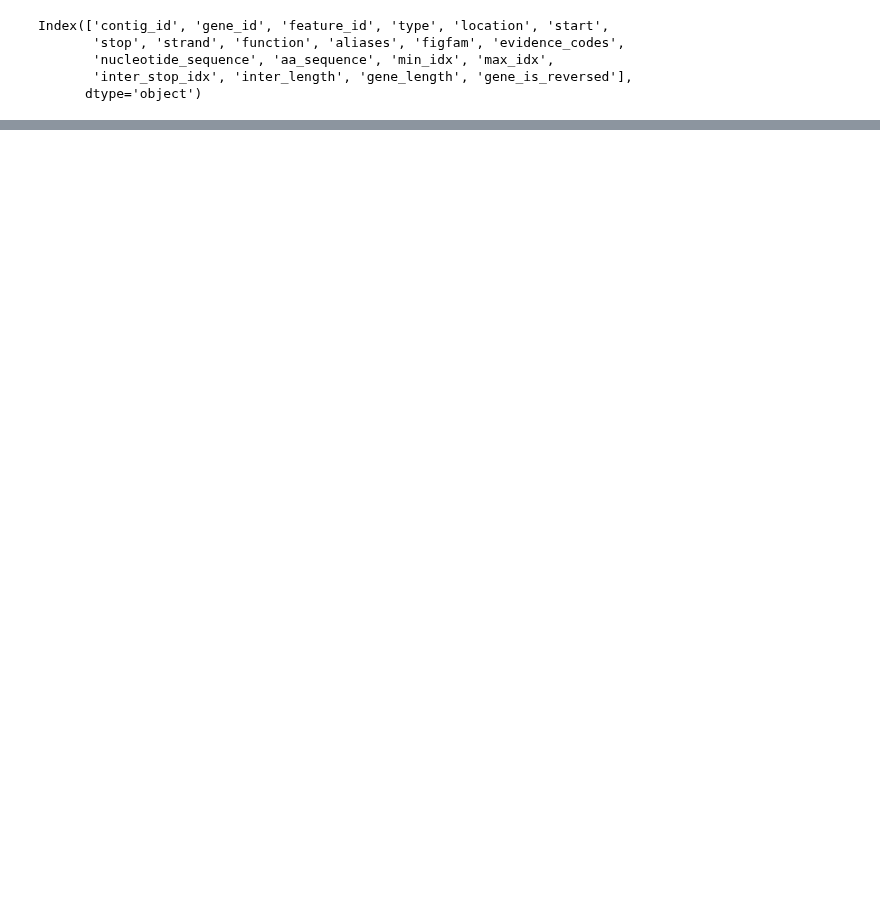
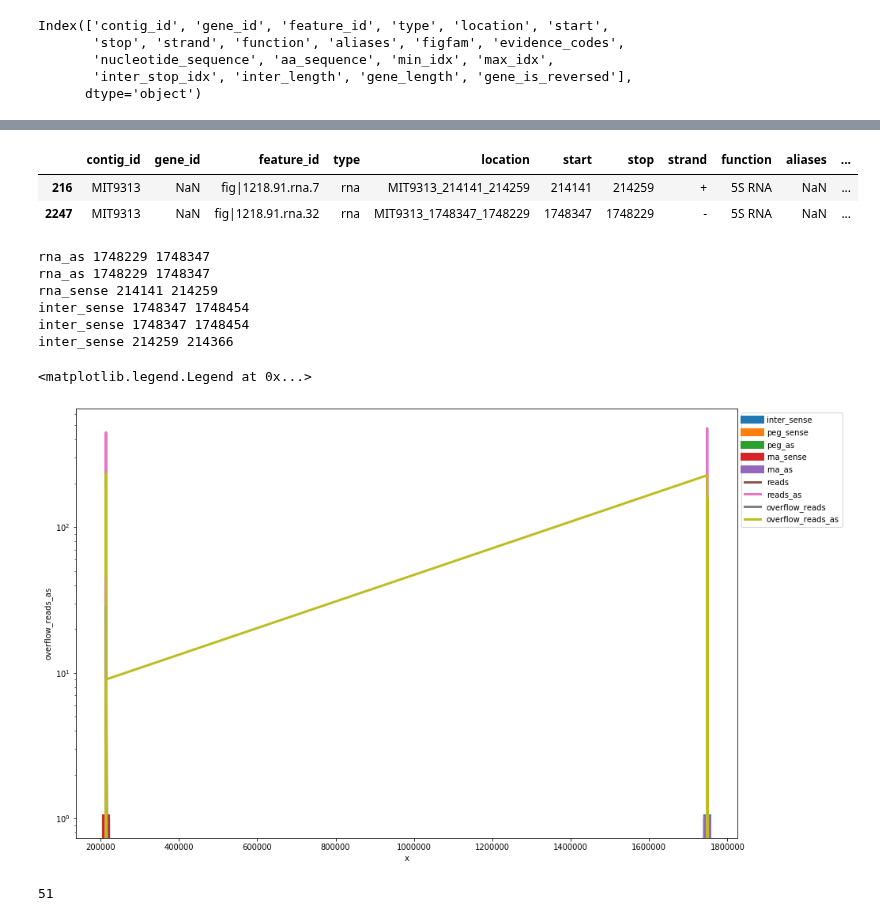
Before and after one commit to wosnat/sep, a Jupyter notebook: snqseq mapping 9313.ipynb, the cells around one changed output, grey strips where cells are left out. Saved outputs shown, nothing was run; the diff lists cells and outputs as text; code cells hidden in the pictures; blank space fills up the shorter version.

```diff
--- a/snqseq mapping 9313.ipynb
+++ b/snqseq mapping 9313.ipynb
@@ -170,4 +107,0 @@ cover_df.rename(columns={'level_3': 'location'}, inplace=True)
-# %%
-for c in ['gene_inter', 'peg_sense', 'peg_as', 'rna_sense', 'rna_as', 'reads',
-       'reads_as']:
-    cover_df.loc[:,c] = pd.to_numeric(cover_df[c])
@@ -208,7 +107,0 @@ dtype: object
-# %%
-df = cover_df.head(20000)
-for c in ['reads',
-       'reads_as', 'gene_inter', 'peg_sense',
-          'peg_as', 'rna_sense', 'rna_as', ]:
-    sns.lineplot(x=df['location'], y=df[c], label=c)
-plt.yscale('log')
@@ -402,0 +128,34 @@ df.nlargest(columns='reads', n=5)
+# %%
+small_ann_df = ann_df.loc[ann_df.function == '5S RNA']
+# %%
+small_ann_df
+# %% [output]
+|  | contig_id | gene_id | feature_id | type | location | start | stop | strand | function | aliases | ... |
+| 216 | MIT9313 | NaN | fig|1218.91.rna.7 | rna | MIT9313_214141_214259 | 214141 | 214259 | + | 5S RNA | NaN | ... |
+| 2247 | MIT9313 | NaN | fig|1218.91.rna.32 | rna | MIT9313_1748347_1748229 | 1748347 | 1748229 | - | 5S RNA | NaN | ... |
+# %%
+cover_df = sep.create_cover_df(small_ann_df, samfile, contig)
+# %% [output]
+rna_as 1748229 1748347
+rna_as 1748229 1748347
+rna_sense 214141 214259
+inter_sense 1748347 1748454
+inter_sense 1748347 1748454
+inter_sense 214259 214366
+# %%
+plt.figure(figsize=(15,10))
+for c in ['inter_sense', 'peg_sense',
+       'peg_as', 'rna_sense', 'rna_as',]:
+    sns.lineplot(x=cover_df.x, y=cover_df[c], label=c, linewidth=10)
+for c in [ 'reads', 'reads_as', 'overflow_reads',
+       'overflow_reads_as']:
+    sns.lineplot(x=cover_df.x, y=cover_df[c], label=c, linewidth=3)
+plt.yscale('log')
+plt.legend(bbox_to_anchor=(1,1))
+# %% [output]
+<matplotlib.legend.Legend at 0x...>
+[figure, added]
+# %%
+ann_df.gene_id.isna().sum()
+# %% [output]
+51
```
Also changed, not shown: parts of 55 cells of this notebook, 3 other files.
